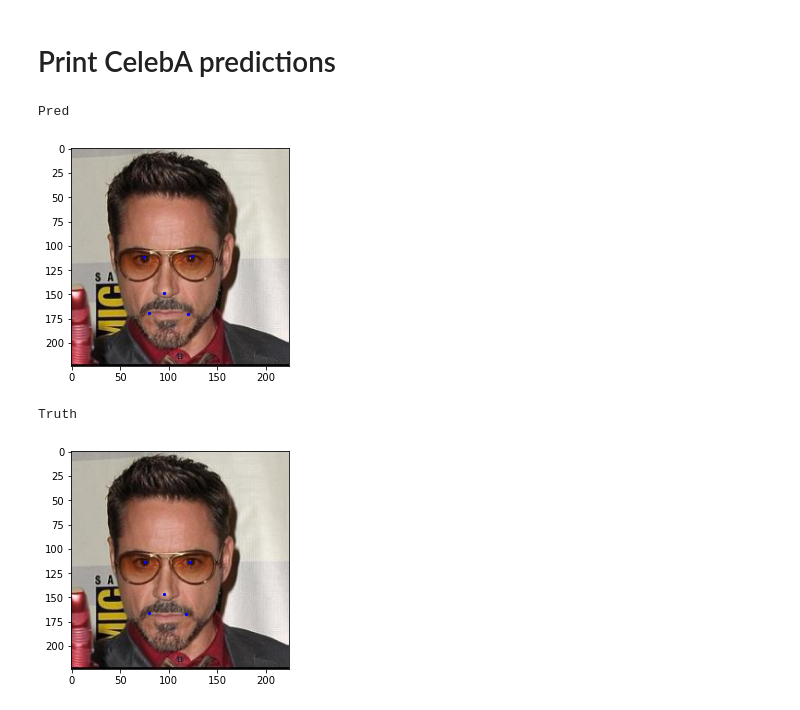
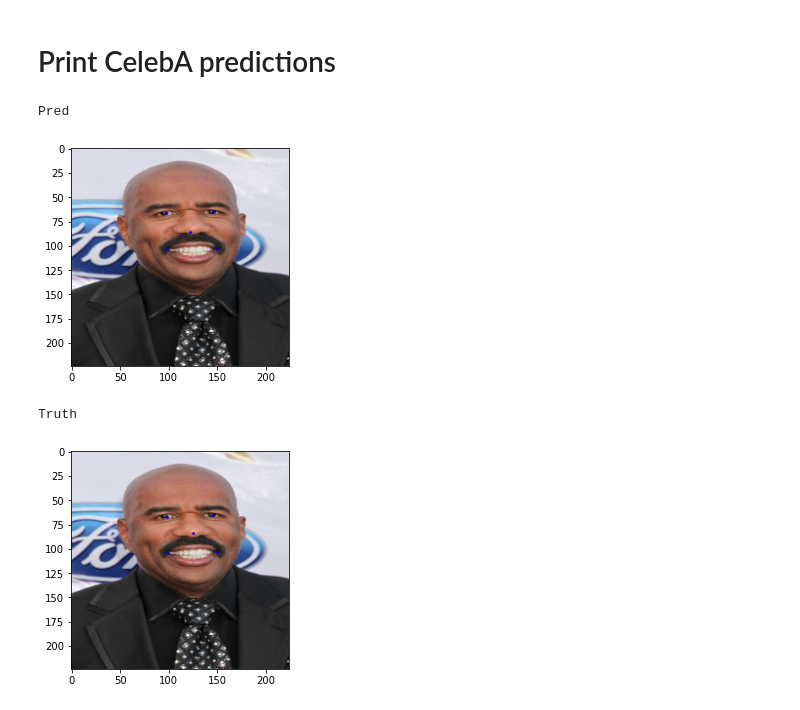
Before and after one commit to erikrozi/facial_landmark_debiasing, a Jupyter notebook: notebooks/evaluation.ipynb, the cells around one changed output. Saved outputs shown, nothing was run; the diff lists cells and outputs as text; code cells hidden in the pictures.

```diff
--- a/notebooks/evaluation.ipynb
+++ b/notebooks/evaluation.ipynb
@@ -7,7 +0,0 @@ import matplotlib.pyplot as plt
-# %%
-# load data and predictions
-x = # input data
-y = # true locations
-y_hat = # predictions
-
-n, m = [*y.shape]
@@ -257,6 +136,6 @@ def show_landmarks(image, landmarks, norm=True):
         image = inv_normalize(image)
 
     plt.imshow(transforms.ToPILImage()(image))
-    plt.scatter(landmarks[:, 0] * image.shape[-1], landmarks[:, 1] * image.shape[-2], s=20, marker='.', c='b')
+    plt.scatter(landmarks[:, 0] * image.shape[-1], landmarks[:, 1] * image.shape[-2], s=10, marker='.', c='b')
     plt.pause(0.001)  # pause a bit so that plots are updated
 # %%
@@ -354,17 +408,17 @@ def show_landmarks(image, landmarks, norm=True):
     plt.scatter(landmarks[:, 0] * image.shape[-1], landmarks[:, 1] * image.shape[-2], s=20, marker='.', c='b')
     plt.pause(0.001)  # pause a bit so that plots are updated
 # %%
-img_num = 2000
+img_num = 2004
 
 plt.figure()
 sample = test_dataset[img_num]
 print('Pred')
 show_landmarks(sample['image'], y_pred[img_num])
 print('Truth')
 show_landmarks(sample['image'], y[img_num])
 plt.show()
 # %% [output]
 Pred
-[figure, old version]
+[figure, new version]
 Truth
-[figure, old version]
+[figure, new version]
```
Also changed, not shown: parts of 24 cells of this notebook.
